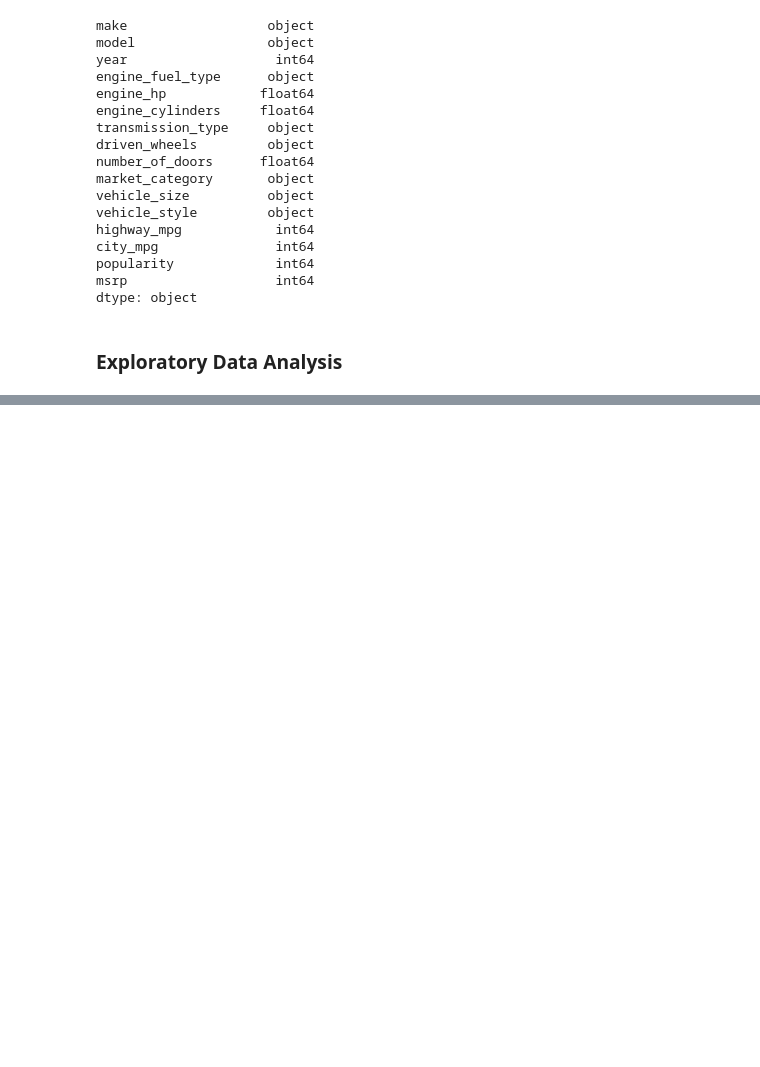
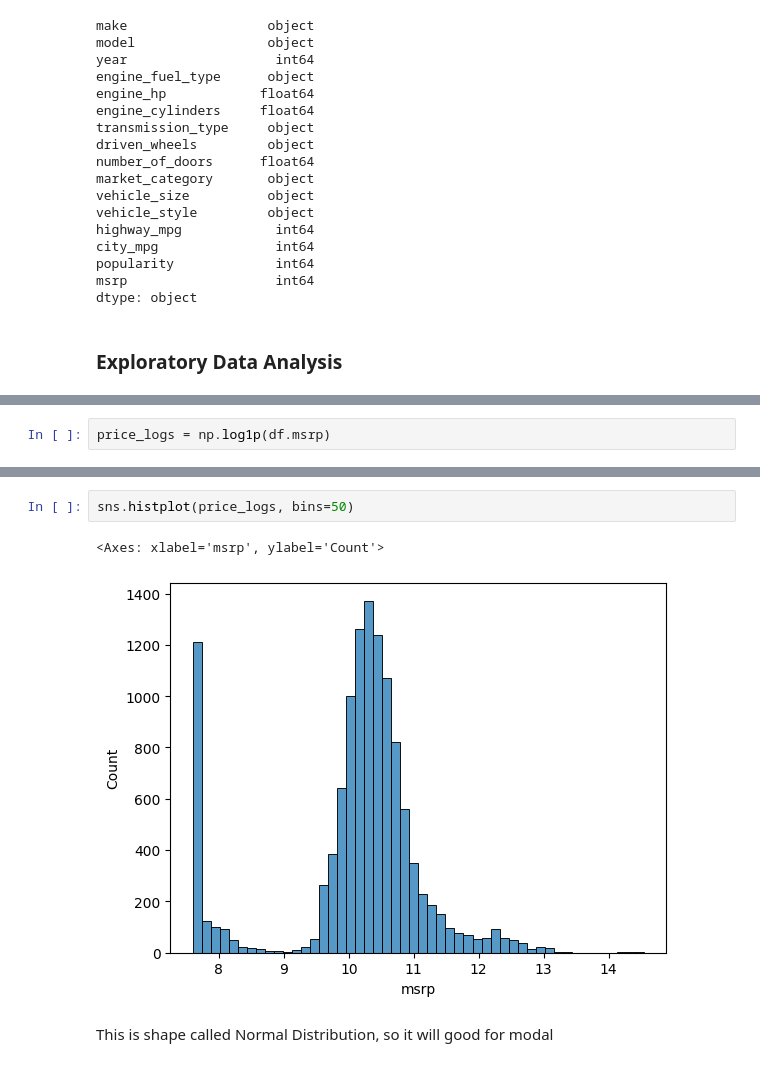
Before and after one commit to fenkhub/machine-learning-zoomcamp-homework, a Jupyter notebook: 02-Regression/01-carprice.ipynb, the cells around one changed output, grey strips where cells are left out. Cells and saved outputs as stored; diff of their text form; blank space fills up the shorter version.

```diff
--- a/02-Regression/01-carprice.ipynb
+++ b/02-Regression/01-carprice.ipynb
@@ -151,0 +185,2 @@ msrp
+# %%
+price_logs = np.log1p(df.msrp)
@@ -151,0 +202,7 @@ msrp
+# %%
+sns.histplot(price_logs, bins=50)
+# %% [output]
+<Axes: xlabel='msrp', ylabel='Count'>
+[figure, added]
+# %% [markdown]
+This is shape called Normal Distribution, so it will good for modal
```
Also changed, not shown: parts of 29 cells of this notebook.
